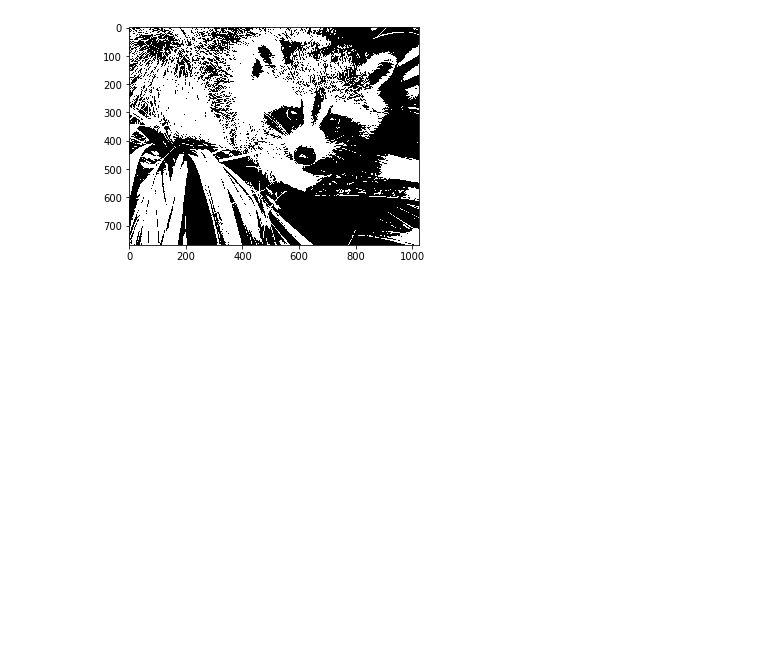
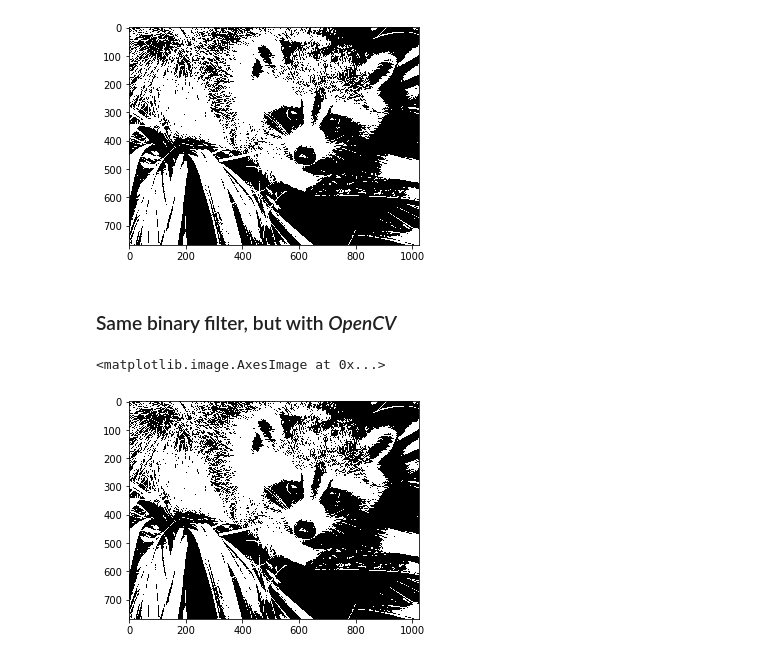
Before and after one commit to Zarphenus/RacoonFilters, a Jupyter notebook: racoon.ipynb, the cells around one changed output. Cells and saved outputs as stored; diff of their text form; code cells hidden in the pictures; blank space fills up the shorter version.

Commit message:
Adding more filters with OpenCV and arithmetic operations with images

```diff
--- a/racoon.ipynb
+++ b/racoon.ipynb
@@ -103,16 +115,21 @@ axarr[1].imshow(blurred)
 ### Set gray scaled image and create black-and-white binary image
 # %%
 # Get binary image
+def getThreshold(original):
+    binary = np.array(original)
+    allDots = binary.shape[0] * binary.shape[1]
+    sumPixels = 0
+
+    for i in range(original.shape[0]):
+        for j in range(original.shape[1]):
+            sumPixels += original[i, j, 0]
+
+    return sumPixels / allDots
+
 def binaryImage(original):
     binary = np.array(original)
     allDots = binary.shape[0] * binary.shape[1]
-    threshold = 0
-
-    for i in range(original.shape[0]):
-        for j in range(original.shape[1]):
-            threshold += original[i, j, 0]
-
-    threshold = threshold / allDots
+    threshold = getThreshold(original)
 
     for i in range(original.shape[0]):
         for j in range(original.shape[1]):
@@ -135,3 +152,11 @@ plt.imshow(binary)
 # %% [output]
 <matplotlib.image.AxesImage at 0x...>
 [figure]
+# %% [markdown]
+### Same binary filter, but with _OpenCV_
+# %%
+ret, threshold = cv.threshold(grayScale, getThreshold(grayScale), 255, cv.THRESH_BINARY)
+plt.imshow(threshold)
+# %% [output]
+<matplotlib.image.AxesImage at 0x...>
+[figure, added]
```
Also changed, not shown: parts of 14 cells of this notebook, 1 other file.
